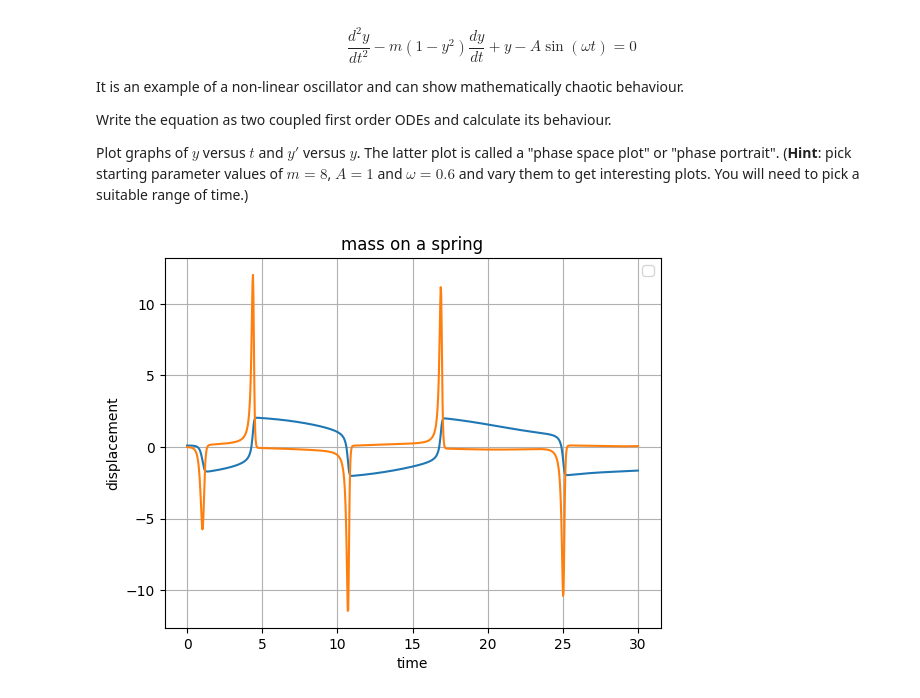
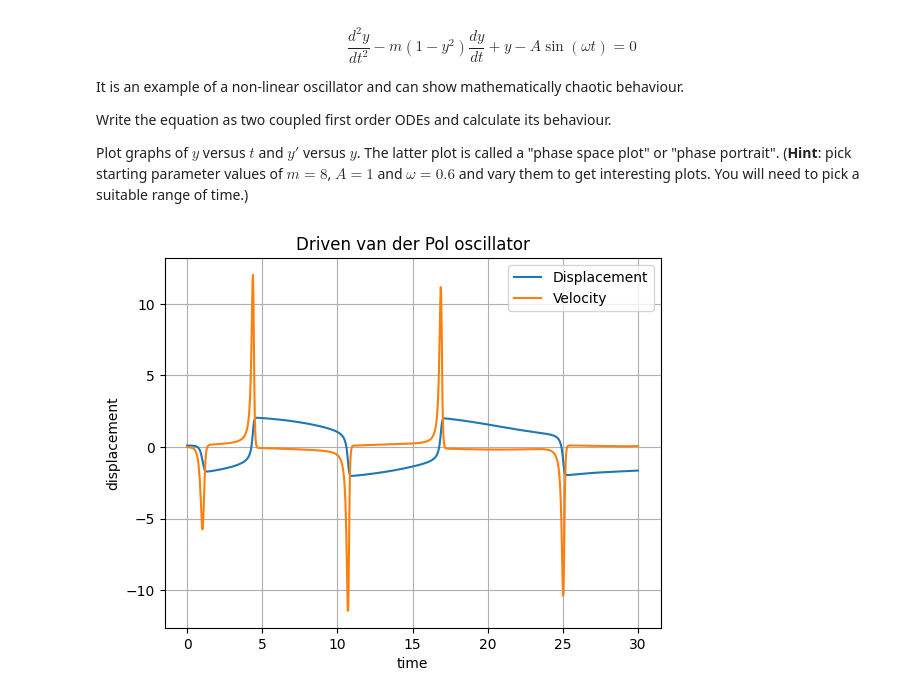
Before and after one commit to PX2145-2025/week-8-b-Finlay-Hall, a Jupyter notebook: ODEs.ipynb, the cells around one changed output. Saved outputs shown, nothing was run; the diff lists cells and outputs as text; code cells hidden in the pictures.

```diff
--- a/ODEs.ipynb
+++ b/ODEs.ipynb
@@ -363,29 +365,33 @@ Plot graphs of $y$ versus $t$ and $y'$ versus $y$. The latter plot is called a "
 # %%
 #dy/dt = y'
 #dy'/dt - m*(1-y**2)*y' + y - A*sin(omega*t) = 0
 
 def f(y, t, m, A, omega):
-  return [ y[1], # the first equation dy[0]/dt
-          m*(1-y[0]**2)*y[1] + A*np.sin(omega*t) - y[0] # the second equation dy[1]/dt
+  return [ y[1], # the first equation dy[0]/dt (velocity)
+          m*(1-y[0]**2)*y[1] + A*np.sin(omega*t) - y[0] # the second equation dy[1]/dt (acceleration)
   ]
 
 m = 8
 A = 1
 omega = 0.6
 
 npts = 1000 # Number of points
 tmax = 30 # Maximum time
 
 # setting up the time array:
 t = np.linspace(0.0, tmax, npts)
 
 yinit = [0.1, 0] # TWO initial values, y and y'
 y = odeint(f, yinit, t, args=(m,A,omega))
-plt.plot(t, y, label='')
+
+# Plotting displacement and velocity separately
+plt.plot(t, y[:, 0], label='Displacement')
+plt.plot(t, y[:, 1], label='Velocity')
+
 plt.xlabel('time')
 plt.ylabel('displacement')
-plt.title('mass on a spring')
+plt.title('Driven van der Pol oscillator')
 plt.legend()
 plt.grid()
 # %% [output]
-[figure, old version]
+[figure, new version]
```
Also changed, not shown: parts of 1 cell of this notebook.
